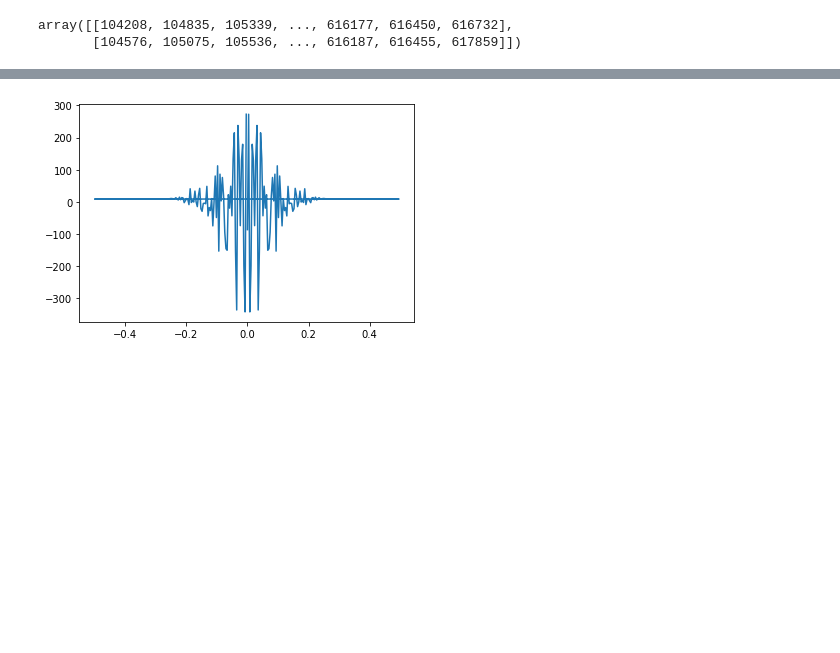
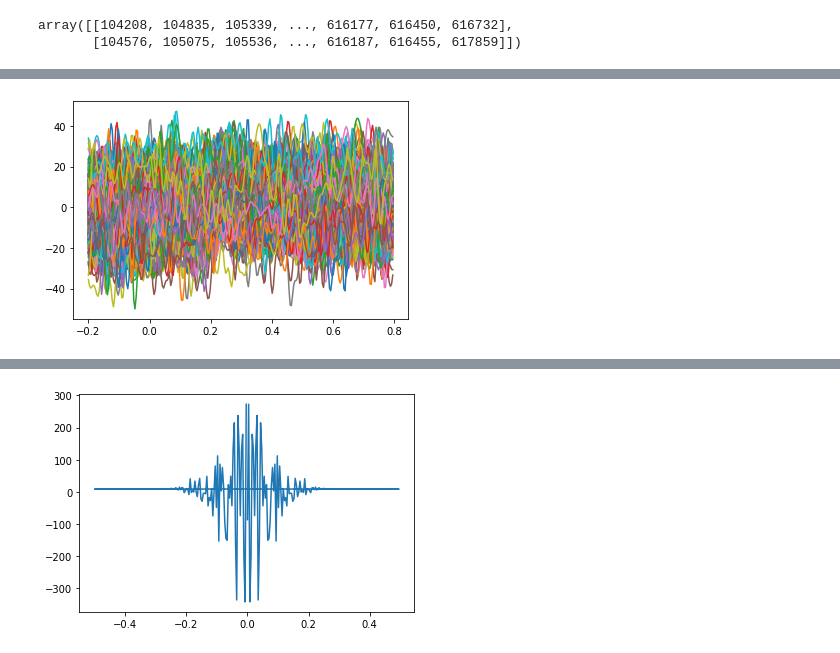
Before and after one commit to FilipFrak/bachelor-thesis, a Jupyter notebook: notebooks/experiments.ipynb, the cells around one changed output, grey strips where cells are left out. Cells and saved outputs as stored; diff of their text form; code cells hidden in the pictures; blank space fills up the shorter version.

```diff
--- a/notebooks/experiments.ipynb
+++ b/notebooks/experiments.ipynb
@@ -64,0 +91,5 @@ plt.show()
+# %%
+plt.plot(t, new_vect.T)
+plt.show()
+# %% [output]
+[figure, added]
```
Also changed, not shown: parts of 13 cells of this notebook, 2 other files.
